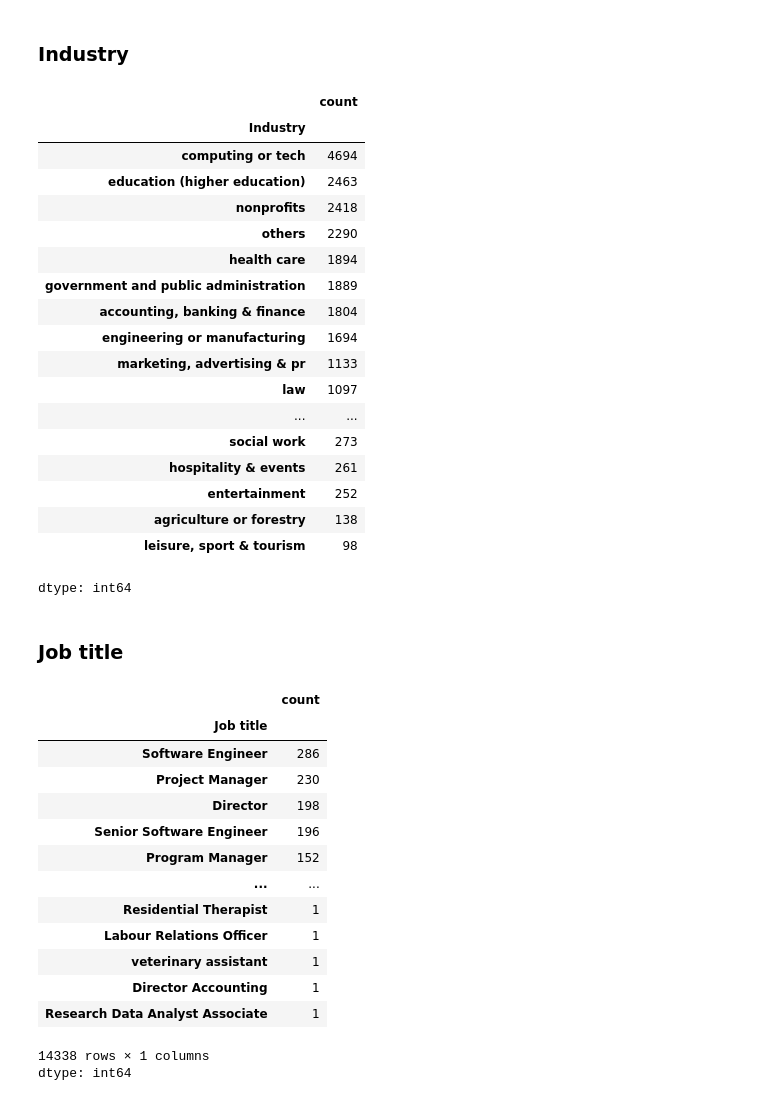
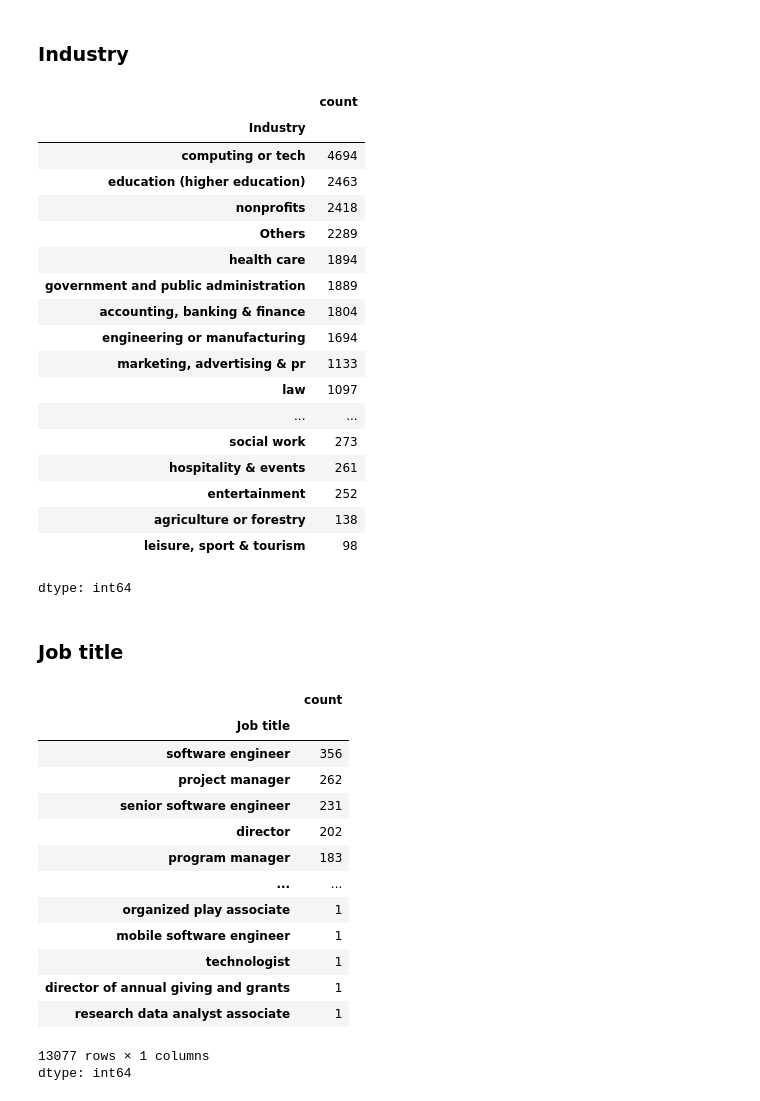
Before and after one commit to hamydang16/Data-Analysis, a Jupyter notebook: Data_cleaning.ipynb, the cells around one changed output. Cells and saved outputs as stored; diff of their text form; code cells hidden in the pictures.

```diff
--- a/Data_cleaning.ipynb
+++ b/Data_cleaning.ipynb
@@ -13,6 +13,9 @@ from scipy.stats import bootstrap, mannwhitneyu
 
 import warnings
 warnings.filterwarnings('ignore')
+# %%
+#display option
+pd.options.display.float_format = '{:,.2f}'.format
 # %%
 from google.colab import drive
 drive.mount('/content/drive')
@@ -150,17 +162,22 @@ sns.histplot(df['Age range']);
 # %% [markdown]
 ### Industry
+# %%
+#reduce to lower case
+df['Industry'] = df['Industry'].str.lower()
+#remove white space
+df['Industry'] = df['Industry'].str.strip()
 # %%
 #Group the non-top 25 industries into others
 df['Industry'] = df['Industry'].apply(lambda x: 'Others' if x not in df['Industry'].value_counts().head(25).index else x)
 # %%
-df['Industry'].str.lower().value_counts()
+df['Industry'].value_counts()
 # %% [output]
 |  | count |
 | Industry |  |
 | computing or tech | 4694 |
 | education (higher education) | 2463 |
 | nonprofits | 2418 |
-| others | 2290 |
+| Others | 2289 |
 | health care | 1894 |
 | government and public administration | 1889 |
 | accounting, banking & finance | 1804 |
@@ -177,20 +194,20 @@ dtype: int64
 # %% [markdown]
 ### Job title
 # %%
-df['Job title'].value_counts()
+df['Job title'].str.lower().value_counts()
 # %% [output]
 |  | count |
 | Job title |  |
-| Software Engineer | 286 |
-| Project Manager | 230 |
-| Director | 198 |
-| Senior Software Engineer | 196 |
-| Program Manager | 152 |
+| software engineer | 356 |
+| project manager | 262 |
+| senior software engineer | 231 |
+| director | 202 |
+| program manager | 183 |
 | ... | ... |
-| Residential Therapist | 1 |
-| Labour Relations Officer | 1 |
-| veterinary assistant | 1 |
-| Director Accounting | 1 |
-| Research Data Analyst Associate | 1 |
+| organized play associate | 1 |
+| mobile software engineer | 1 |
+| technologist | 1 |
+| director of annual giving and grants | 1 |
+| research data analyst associate | 1 |
-14338 rows × 1 columns
+13077 rows × 1 columns
 dtype: int64
```
Also changed, not shown: parts of 27 cells of this notebook.
